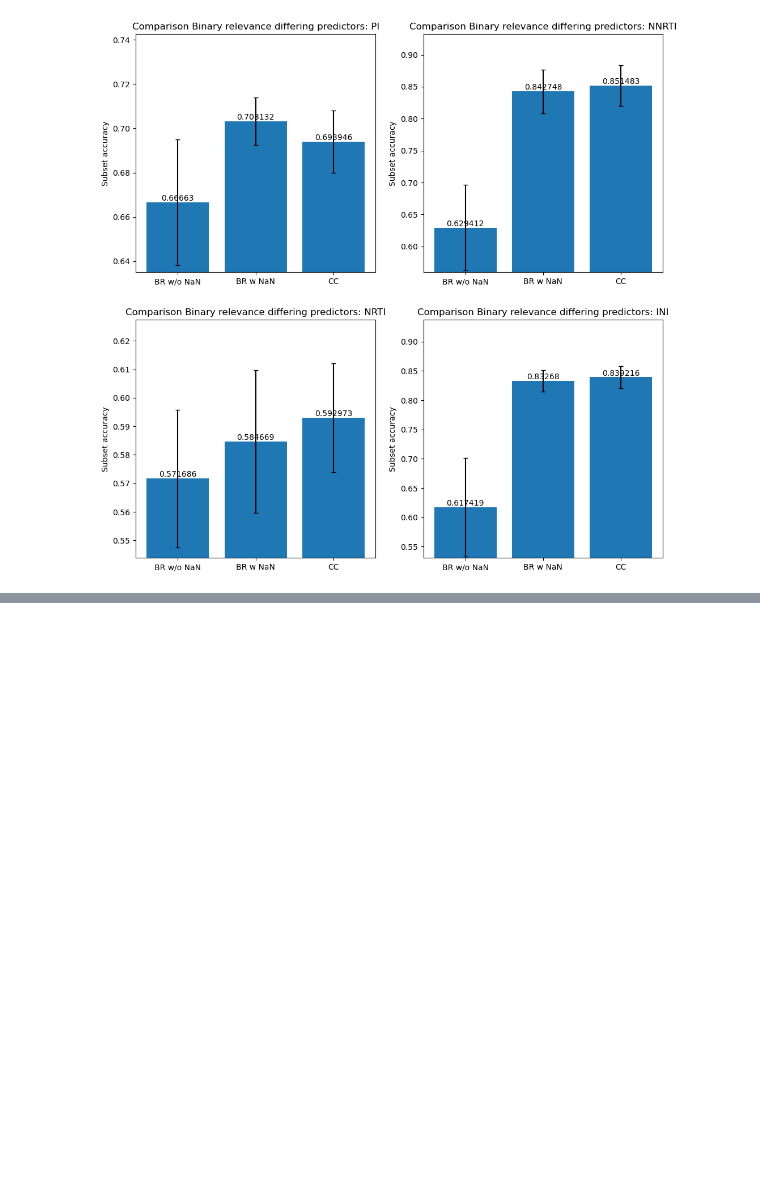
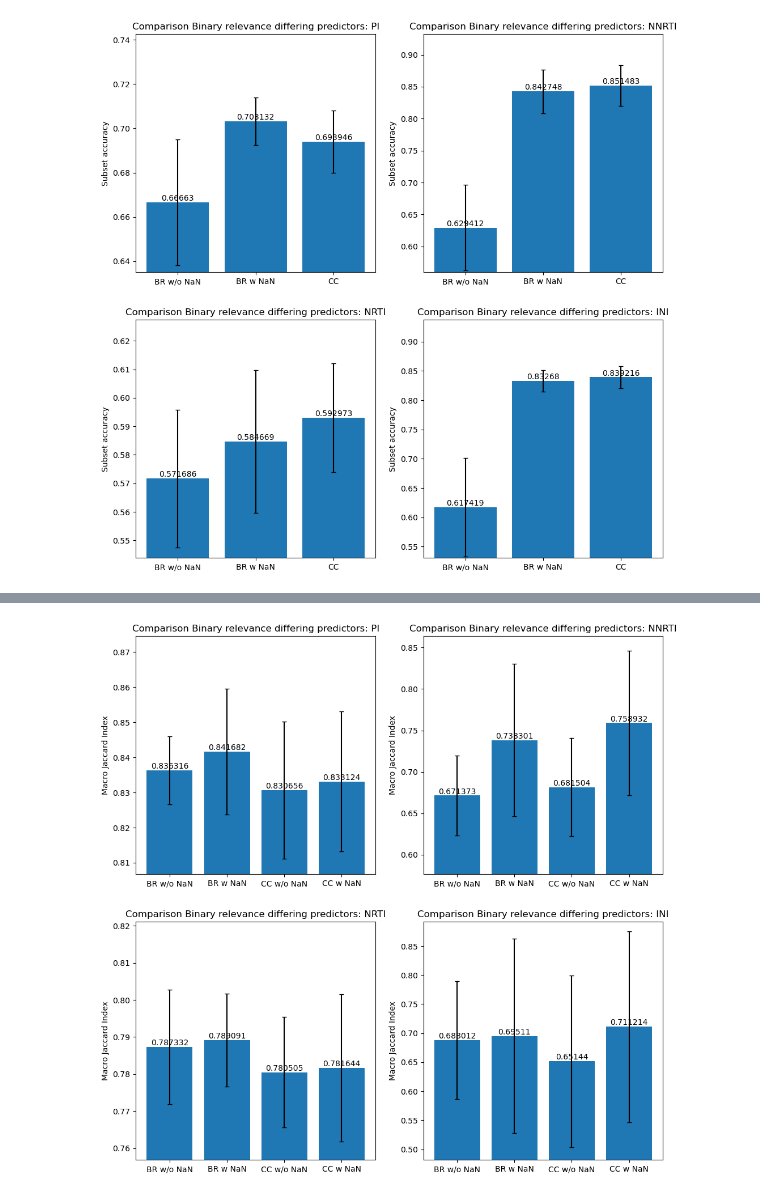
Before and after one commit to FloAvis/Masterthesis_TabPFN_HIV, a Jupyter notebook: statistics/BR_CC_statistics.ipynb, the cells around one changed output, grey strips where cells are left out. Cells and saved outputs as stored; diff of their text form; code cells hidden in the pictures; blank space fills up the shorter version.

```diff
--- a/statistics/BR_CC_statistics.ipynb
+++ b/statistics/BR_CC_statistics.ipynb
@@ -453,0 +580,63 @@ plt.savefig("../figures/BR_CC_kfold_model_comparison_CCownCV_new.png")
+# %%
+files = ["Binary_Relevance_5_fold_MOC_prediction_new_save.csv", "Binary_Relevance_5_fold_homebrew_prediction_new_save.csv", "Classifier_Chain_5_fold_homebrew_prediction_woNaN_new_save.csv", "Classifier_Chain_5_fold_homebrew_prediction_new_save.csv"]
+
+
+sub_accs_fold_mean = {}
+sub_accs_fold_std = {}
+
+for path in filepath_list:
+    acc_list_mean = []
+    acc_list_std = []
+
+    for file in files:
+        results = pd.read_csv(path + file)
+
+        results.dropna(subset=results.columns[results.columns.str.startswith('True_')].tolist(), inplace=True)
+
+        subs_accs_groups = results.groupby(by="kFolds").apply(lambda x: jaccard_score(x.filter(regex="True_*"),x.filter(regex="Pred_*"), average="macro", zero_division="warn"), include_groups=False)
+
+
+        acc_list_mean.append(subs_accs_groups.mean())
+        acc_list_std.append(subs_accs_groups.std())
+
+    sub_accs_fold_mean.update({path.split("/")[-1].strip("_"):acc_list_mean})
+    sub_accs_fold_std.update({path.split("/")[-1].strip("_"):acc_list_std})
+
+
+#print(sub_accs)
+
+#df_sub_accs_groups = pd.DataFrame(subs_accs_groups)
+
+df_sub_accs_groups_mean = pd.DataFrame(sub_accs_fold_mean)
+df_sub_accs_groups_std = pd.DataFrame(sub_accs_fold_std)
+
+#plt.bar(df_sub_accs)
+
+models_w_TabPFN = ["BR w/o NaN", "BR w NaN", "CC w/o NaN", "CC w NaN"]
+
+fig, axs = plt.subplots(2, 2, figsize=(12, 12))
+
+axs = axs.flatten()
+
+for i, drug in enumerate(df_sub_accs_groups_mean.columns.values.tolist()):
+
+    #print(axs[i])
+    #print(i)
+
+    p = axs[i].bar(models_w_TabPFN, df_sub_accs_groups_mean[drug])
+    axs[i].errorbar(models_w_TabPFN, df_sub_accs_groups_mean[drug], yerr=df_sub_accs_groups_std[drug],capsize=3, fmt="none", ecolor="black")
+
+    axs[i].bar_label(p, label_type="edge")
+
+    #axs[i].set_xticks(x)
+    #axs[i].set_xticklabels(target_ml["Drug"])
+    axs[i].set_ylabel('Macro Jaccard Index')
+    axs[i].set_ylim(max(0, (df_sub_accs_groups_mean[drug].min() - df_sub_accs_groups_std[drug].max()) * 0.995), min(1.0 + df_sub_accs_groups_std[drug].max(), (df_sub_accs_groups_mean[drug].max() + df_sub_accs_groups_std[drug].max())  * 1.015))
+    axs[i].set_title('Comparison Binary relevance differing predictors: ' + drug)
+
+
+plt.savefig("../figures/BR_CC_kfold_model_comparison_CCownCV_new_wCCNaN_jaccMacro.png")
+
+    #plt.savefig("../figures/" + filepath_ml.split("/")[-1].split("_")[0] + "_Multilabel_Comparison.png")
+# %% [output]
+[figure, added]
```
Also changed, not shown: parts of 5 cells of this notebook, 2 other files.
